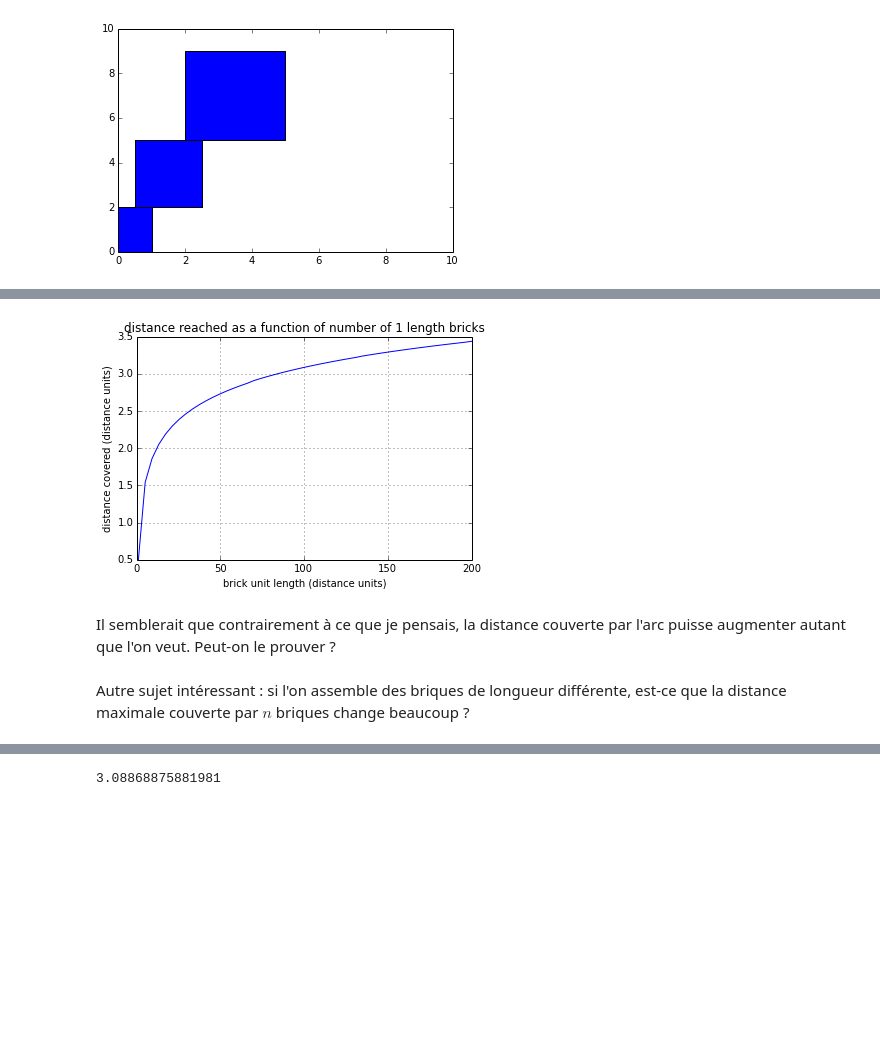
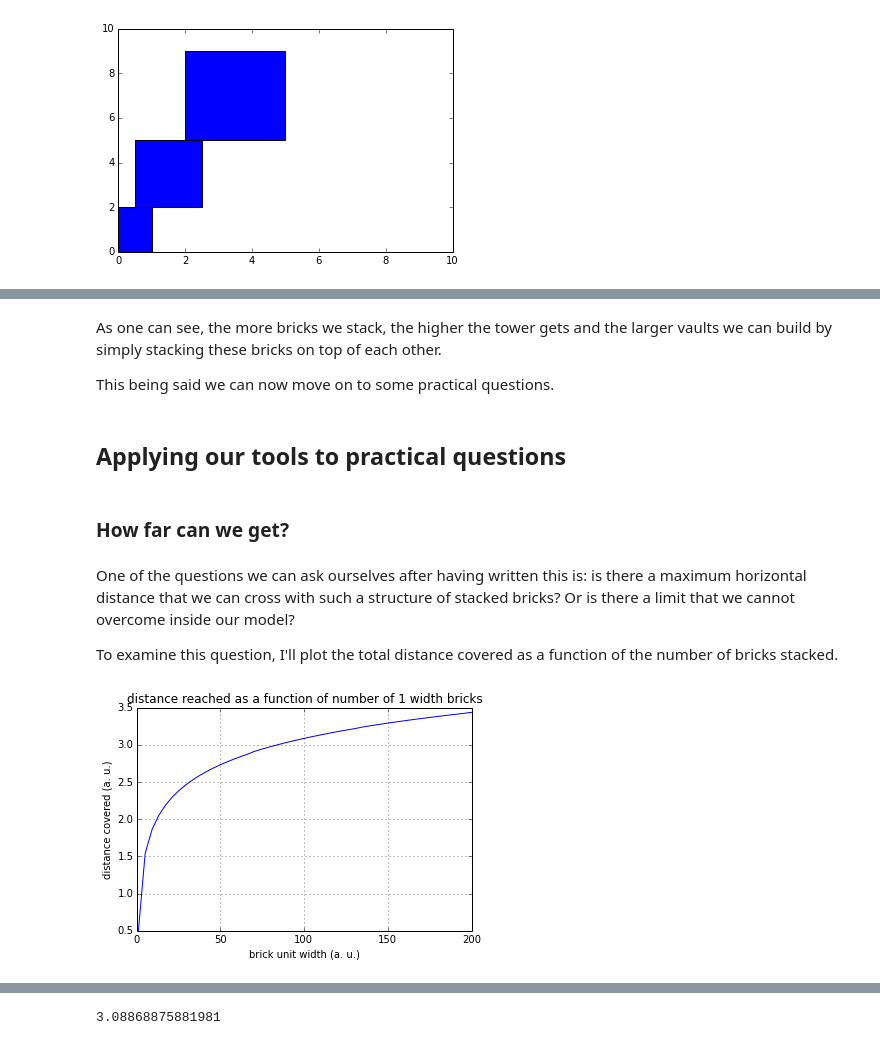
Before and after one commit to flothesof/posts, a Jupyter notebook: 20140808_BricksAndArches.ipynb, the cells around one changed output, grey strips where cells are left out. Drawn from its saved outputs; the diff is of its cells as text; code cells hidden in the pictures; blank space fills up the shorter version.

```diff
--- a/20140808_BricksAndArches.ipynb
+++ b/20140808_BricksAndArches.ipynb
@@ -26,5 +36,5 @@ To make things easy to start, we're going to write a simple function that genera
 - the number of bricks to generate
 # %%
-def generate_brick_sequence(length, width, n):
-    return [(length, width) for i in range(n)]
+def generate_brick_sequence(width, height, n):
+    return [(width, height) for i in range(n)]
 # %% [markdown]
@@ -92,9 +131,3 @@ def compute_horizontal_center_of_mass(brick_sequence, shifts):
     sum_xi_mi = sum([(shifts[i] + brick_sequence[i][0]/2.) * compute_mass(brick_sequence[i]) for i in range(len(brick_sequence))])
     sum_mi = sum([compute_mass(brick_sequence[i]) for i in range(len(brick_sequence))])
     return sum_xi_mi / sum_mi
-# %%
-bricks = [(1, 1), (1, 1), (1, 1)]
-shifts = [0, 0, 1]
-plot_brick_sequence(bricks, shifts)
-pl.ylim(0, 3)
-pl.xlim(0, 3)
@@ -147,3 +182,15 @@ On peut maintenant calculer l'allongement maximal, obtenu avec une séquence don
+# %% [markdown]
+As one can see, the more bricks we stack, the higher the tower gets and the larger vaults we can build by simply stacking these bricks on top of each other.
+
+This being said we can now move on to some practical questions.
+# %% [markdown]
+## Applying our tools to practical questions
+# %% [markdown]
+### How far can we get?
+# %% [markdown]
+One of the questions we can ask ourselves after having written this is: is there a maximum horizontal distance that we can cross with such a structure of stacked bricks? Or is there a limit that we cannot overcome inside our model?
+
+To examine this question, I'll plot the total distance covered as a function of the number of bricks stacked.
 # %%
 l = 1
 number_of_bricks = pl.linspace(1, 200, 50, pl.int32)
@@ -156,10 +202,8 @@ for index, n in enumerate(number_of_bricks):
 # %%
 pl.plot(number_of_bricks, distances)
-pl.title("distance reached as a function of number of {0} length bricks".format(l))
-pl.xlabel('brick unit length (distance units)')
-pl.ylabel('distance covered (distance units)')
+pl.title("distance reached as a function of number of {0} width bricks".format(l))
+pl.xlabel('brick unit width (a. u.)')
+pl.ylabel('distance covered (a. u.)')
 pl.grid(True)
 # %% [output]
-[figure, old version]
+[figure, new version]
-# %% [markdown]
-Il semblerait que contrairement à ce que je pensais, la distance couverte par l'arc puisse augmenter autant que l'on veut. Peut-on le prouver ?
@@ -168,2 +209,0 @@ Il semblerait que contrairement à ce que je pensais, la distance couverte par l
-# %% [markdown]
-Autre sujet intéressant : si l'on assemble des briques de longueur différente, est-ce que la distance maximale couverte par $n$ briques change beaucoup ?
```
Also changed, not shown: parts of 52 cells of this notebook, 2 other files.
